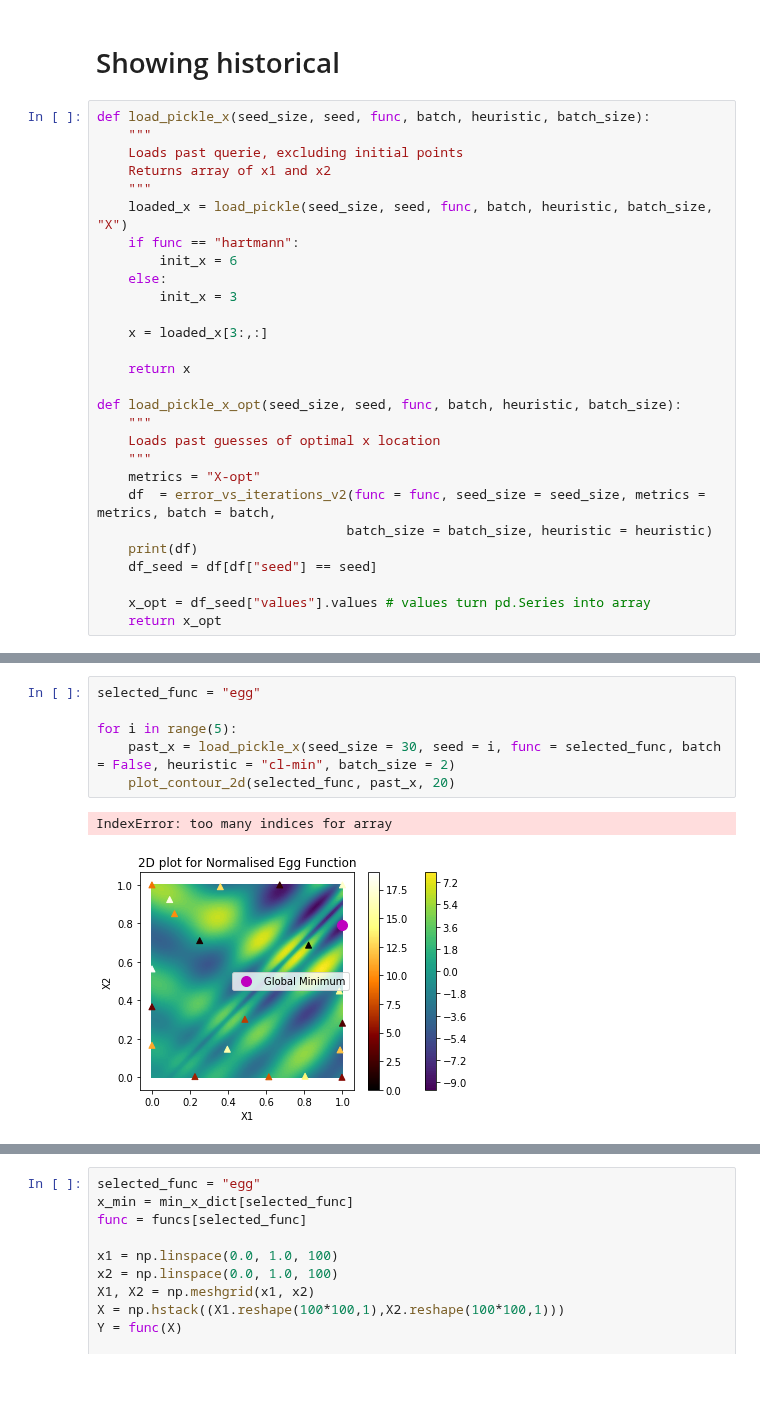
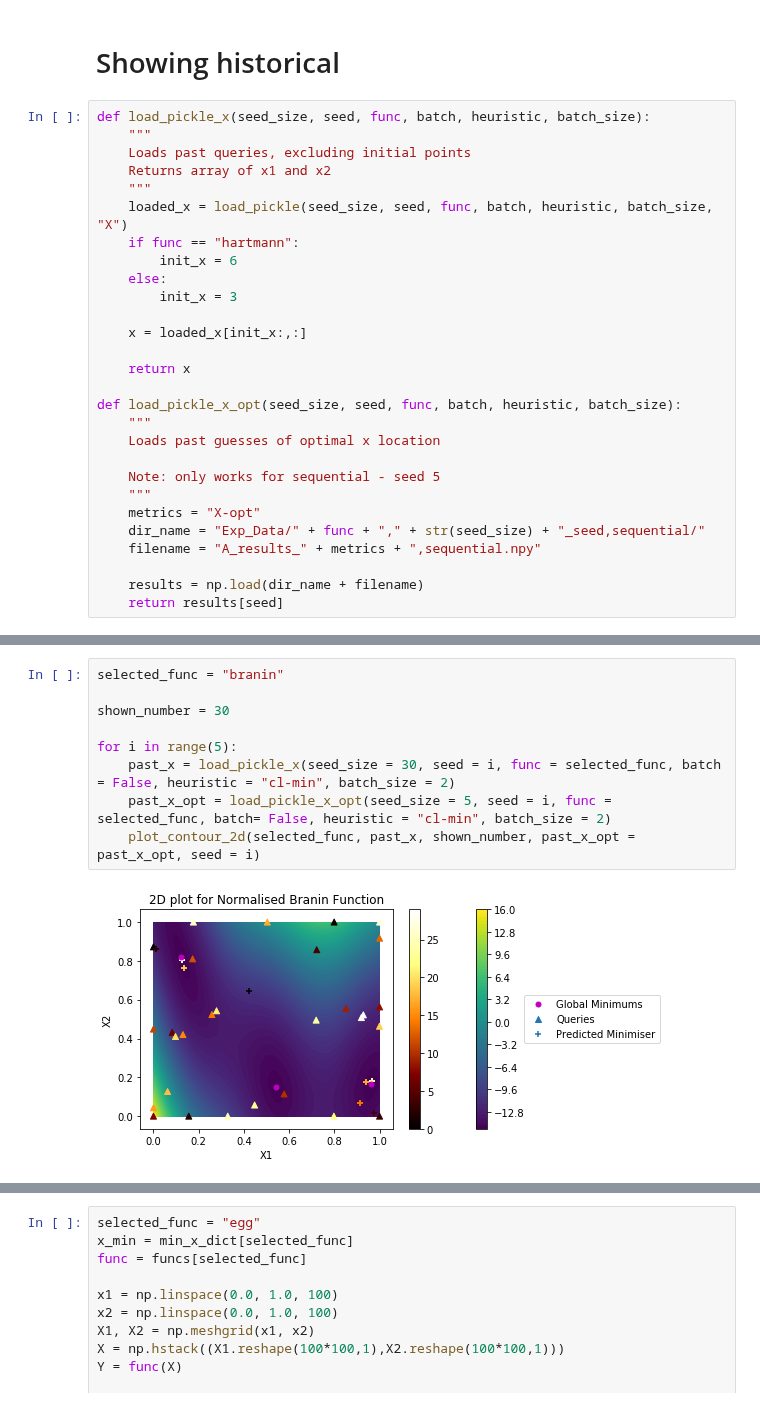
Before and after one commit to jamjs98764/Parallel-Bayesian-Optimisation, a Jupyter notebook: FITBO_GPy-FITBOMM_only/Benchmark Functions.ipynb, the cells around one changed output, grey strips where cells are left out. Drawn from its saved outputs; the diff is of its cells as text; blank space fills up the shorter version.

Commit message:
more results

```diff
--- a/FITBO_GPy-FITBOMM_only/Benchmark Functions.ipynb
+++ b/FITBO_GPy-FITBOMM_only/Benchmark Functions.ipynb
@@ -111,7 +111,7 @@ plot_contour_2d("egg")
 # %%
 def load_pickle_x(seed_size, seed, func, batch, heuristic, batch_size):
     """
-    Loads past querie, excluding initial points
+    Loads past queries, excluding initial points
     Returns array of x1 and x2
     """
     loaded_x = load_pickle(seed_size, seed, func, batch, heuristic, batch_size, "X")
@@ -120,19 +120,19 @@ def load_pickle_x(seed_size, seed, func, batch, heuristic, batch_size):
     else:
         init_x = 3
 
-    x = loaded_x[3:,:]
+    x = loaded_x[init_x:,:]
 
     return x
 
 def load_pickle_x_opt(seed_size, seed, func, batch, heuristic, batch_size):
     """
     Loads past guesses of optimal x location
+
+    Note: only works for sequential - seed 5
     """
     metrics = "X-opt"
-    df  = error_vs_iterations_v2(func = func, seed_size = seed_size, metrics = metrics, batch = batch,
-                                batch_size = batch_size, heuristic = heuristic)
-    print(df)
-    df_seed = df[df["seed"] == seed]
+    dir_name = "Exp_Data/" + func + "," + str(seed_size) + "_seed,sequential/"
+    filename = "A_results_" + metrics + ",sequential.npy"
 
-    x_opt = df_seed["values"].values # values turn pd.Series into array
-    return x_opt
+    results = np.load(dir_name + filename)
+    return results[seed]
@@ -139,9 +161,11 @@ def load_pickle_x_opt(seed_size, seed, func, batch, heuristic, batch_size):
 # %%
-selected_func = "egg"
+selected_func = "branin"
+
+shown_number = 30
 
 for i in range(5):
     past_x = load_pickle_x(seed_size = 30, seed = i, func = selected_func, batch = False, heuristic = "cl-min", batch_size = 2)
-    plot_contour_2d(selected_func, past_x, 20)
+    past_x_opt = load_pickle_x_opt(seed_size = 5, seed = i, func = selected_func, batch= False, heuristic = "cl-min", batch_size = 2)
+    plot_contour_2d(selected_func, past_x, shown_number, past_x_opt = past_x_opt, seed = i)
 # %% [output]
-IndexError: too many indices for array
-[figure, old version]
+[figure, new version]
```
Also changed, not shown: parts of 5 cells of this notebook, 33 other files.
